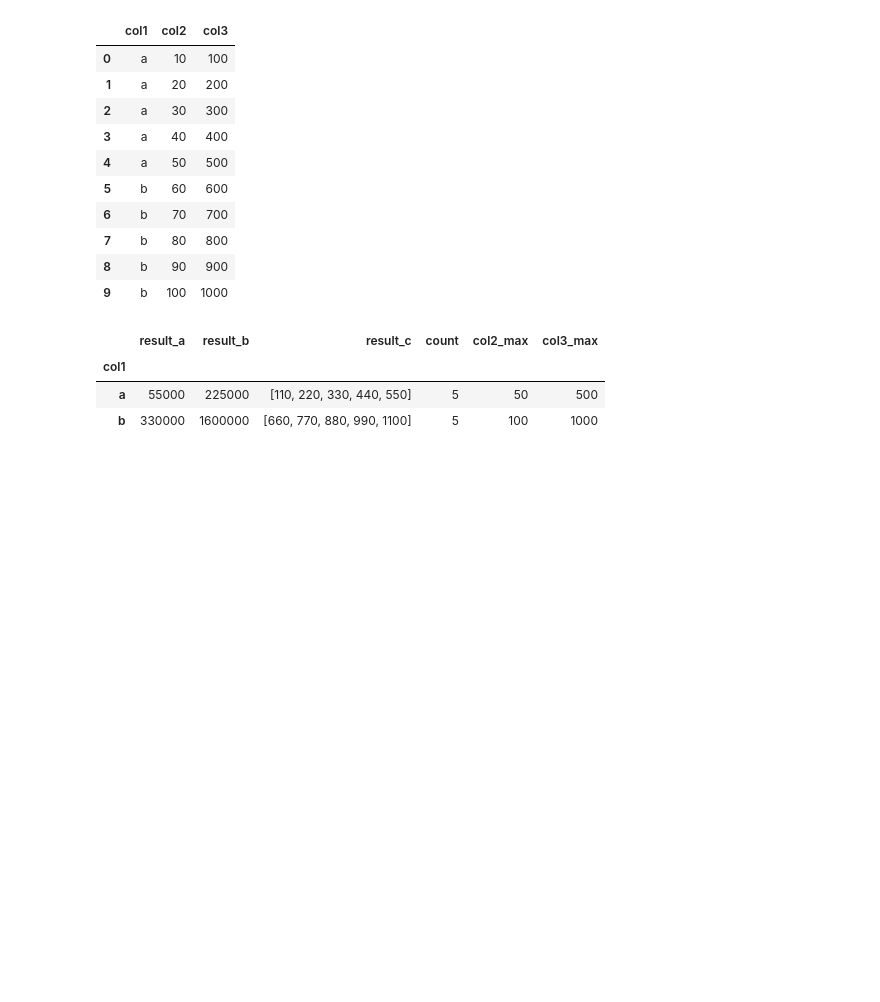
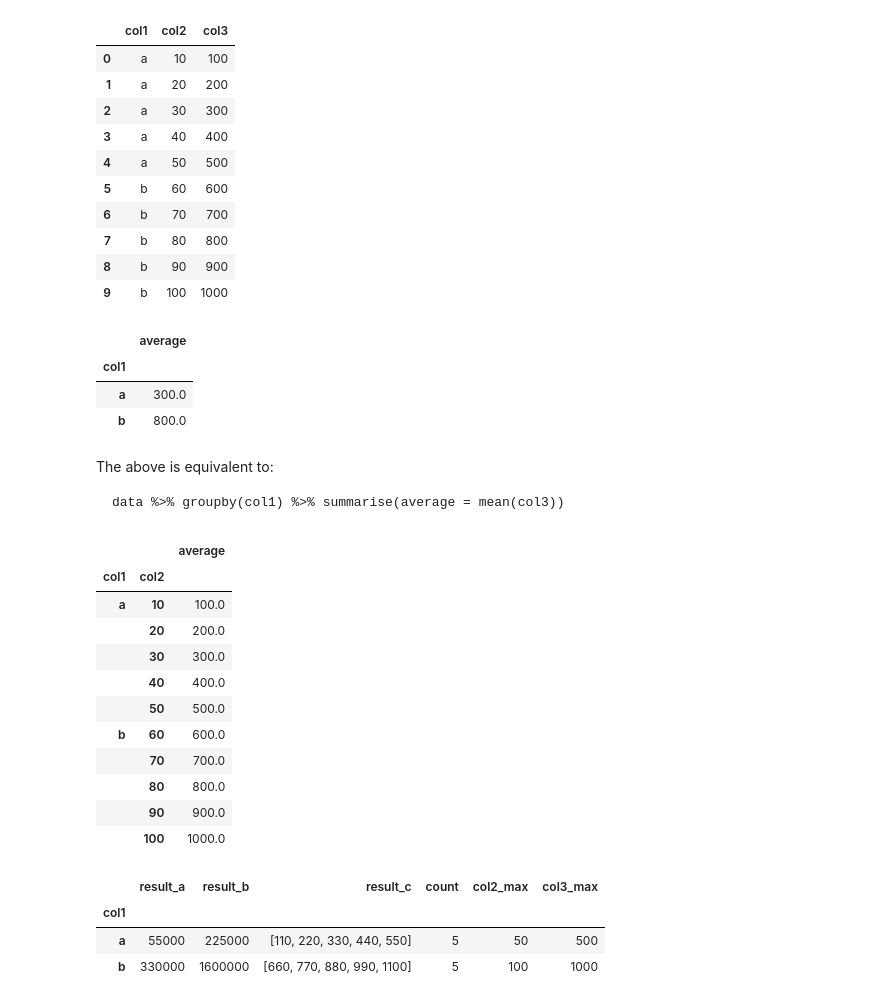
Before and after one commit to shane-kercheval/python-examples, a Jupyter notebook: examples/Pandas & Plotting Examples.ipynb, the cells around one changed output. Saved outputs shown, nothing was run; the diff lists cells and outputs as text; code cells hidden in the pictures; blank space fills up the shorter version.

````diff
--- a/examples/Pandas & Plotting Examples.ipynb
+++ b/examples/Pandas & Plotting Examples.ipynb
@@ -439,6 +439,34 @@ data
 | 7 | b | 80 | 800 |
 | 8 | b | 90 | 900 |
 | 9 | b | 100 | 1000 |
+# %%
+data.groupby('col1').agg(average = ('col3', lambda x: np.mean(x)))
+# %% [output]
+|  | average |
+| col1 |  |
+| a | 300.0 |
+| b | 800.0 |
+# %% [markdown]
+The above is equivalent to:
+
+```
+data %>% groupby(col1) %>% summarise(average = mean(col3))
+```
+# %%
+data.groupby(['col1', 'col2']).agg(average = ('col3', lambda x: np.mean(x)))
+# %% [output]
+|  |  | average |
+| col1 | col2 |  |
+| a | 10 | 100.0 |
+|  | 20 | 200.0 |
+|  | 30 | 300.0 |
+|  | 40 | 400.0 |
+|  | 50 | 500.0 |
+| b | 60 | 600.0 |
+|  | 70 | 700.0 |
+|  | 80 | 800.0 |
+|  | 90 | 900.0 |
+|  | 100 | 1000.0 |
 # %%
 def f(x):
     d = {}
````
Also changed, not shown: parts of 1 cell of this notebook.
